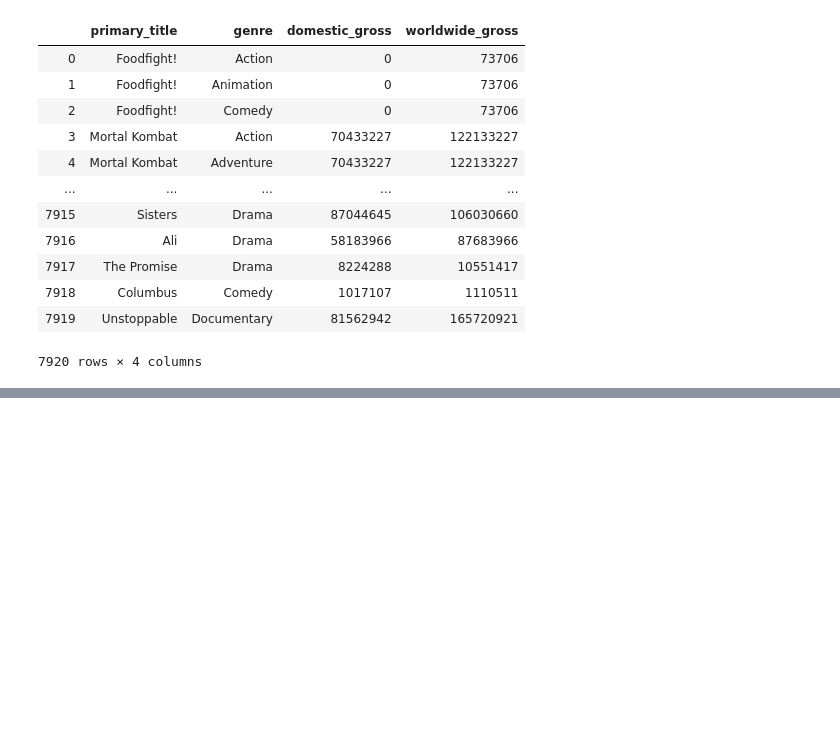
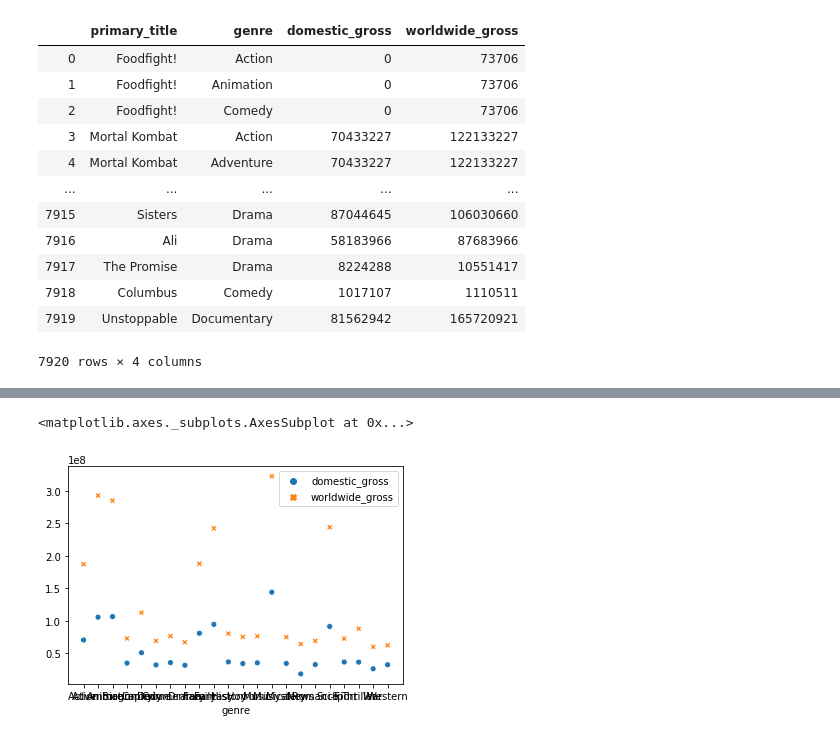
Before and after one commit to anbillinger/dsc-mod-1-project-v2-1-onl01-dtsc-ft-041320, a Jupyter notebook: Genre Info.ipynb, the cells around one changed output, grey strips where cells are left out. Cells and saved outputs as stored; diff of their text form; code cells hidden in the pictures; blank space fills up the shorter version.

```diff
--- a/Genre Info.ipynb
+++ b/Genre Info.ipynb
@@ -140,0 +138,6 @@ groupedmed = genres_df.groupby('genre').median().reset_index(inplace=True)
+# %%
+#grouped by genre, median is probably more accurate to actual results
+#But I would be interested to see median vs mean
+#Is max the same in median and mean? Is there a genre where outliers are more extreme?
+groupedavg = genres_df.groupby('genre').mean()
+groupedmed = genres_df.groupby('genre').median()
@@ -140,0 +160,5 @@ groupedmed = genres_df.groupby('genre').median().reset_index(inplace=True)
+# %%
+sns.scatterplot(data = groupedavg)
+# %% [output]
+<matplotlib.axes._subplots.AxesSubplot at 0x...>
+[figure, added]
```
Also changed, not shown: parts of 11 cells of this notebook.
